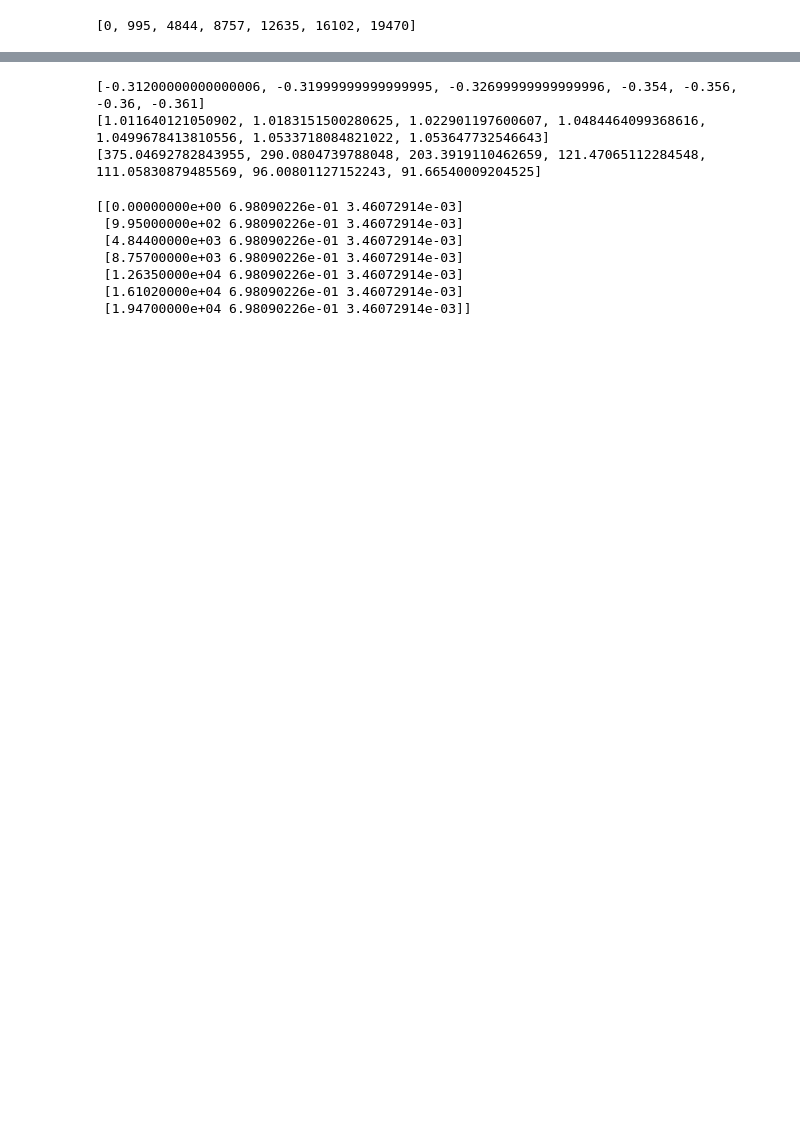
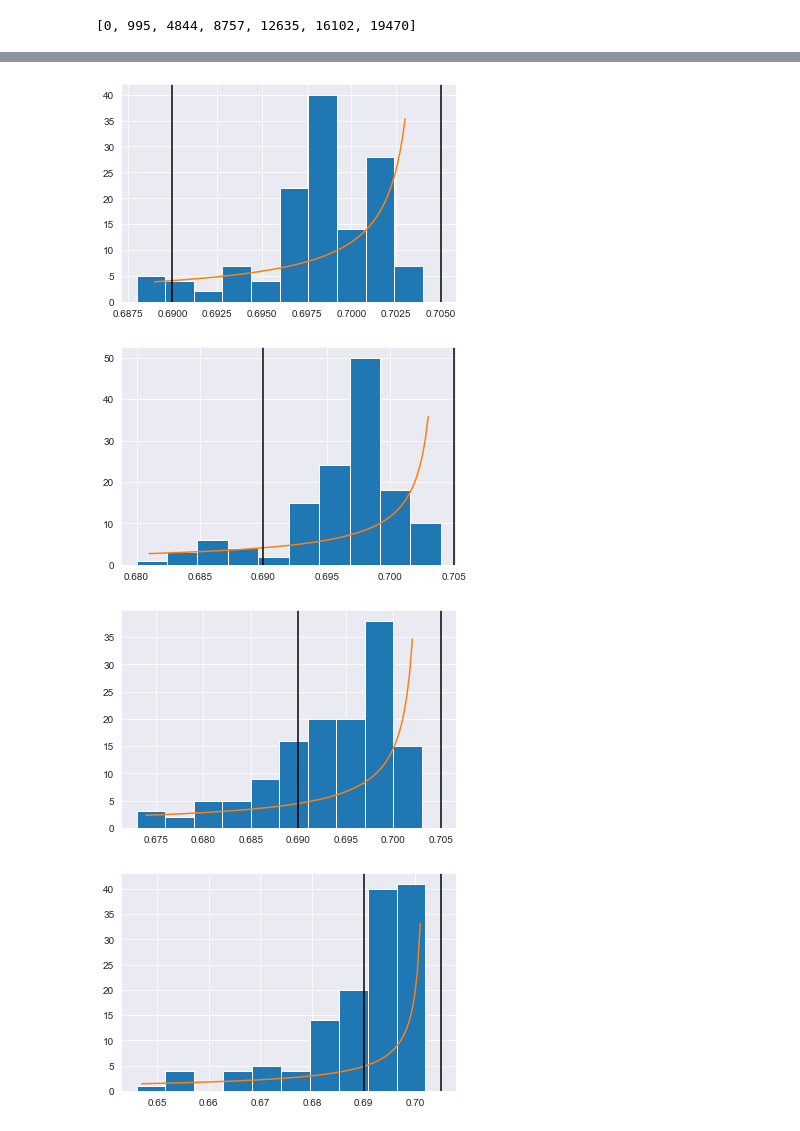
Before and after one commit to rommmmmka/data-processing, a Jupyter notebook: weibull_distribution.ipynb, the cells around one changed output, grey strips where cells are left out. Cells and saved outputs as stored; diff of their text form; code cells hidden in the pictures; blank space fills up the shorter version.

```diff
--- a/weibull_distribution.ipynb
+++ b/weibull_distribution.ipynb
@@ -55,11 +47,0 @@ for i in columns:
-# %%
-mean_ln = []
-std_ln = []
-for i, curr_c in zip(columns, c):
-    data = np.array(np.log(train[i] - curr_c))
-    mean_ln.append(data.mean())
-    std_ln.append(data.std())
-# %%
-b = []
-for i in std_ln:
-    b.append(1.28255 / i)
@@ -70,20 +47,0 @@ for i, j in zip(b, mean_ln):
-# %%
-print(c)
-print(a)
-print(b)
-# %% [output]
-[-0.31200000000000006, -0.31999999999999995, -0.32699999999999996, -0.354, -0.356, -0.36, -0.361]
-[1.011640121050902, 1.0183151500280625, 1.022901197600607, 1.0484464099368616, 1.0499678413810556, 1.0533718084821022, 1.053647732546643]
-[375.04692782843955, 290.0804739788048, 203.3919110462659, 121.47065112284548, 111.05830879485569, 96.00801127152243, 91.66540009204525]
-# %%
-time_labels = np.array(time_labels)
-linear_regression_x = np.array([[i, mean0, std0] for i in time_labels])
-print(linear_regression_x)
-# %% [output]
-[[0.00000000e+00 6.98090226e-01 3.46072914e-03]
- [9.95000000e+02 6.98090226e-01 3.46072914e-03]
- [4.84400000e+03 6.98090226e-01 3.46072914e-03]
- [8.75700000e+03 6.98090226e-01 3.46072914e-03]
- [1.26350000e+04 6.98090226e-01 3.46072914e-03]
- [1.61020000e+04 6.98090226e-01 3.46072914e-03]
- [1.94700000e+04 6.98090226e-01 3.46072914e-03]]
@@ -89,0 +50,20 @@ print(linear_regression_x)
+# %%
+shape = []
+loc = []
+scale = []
+for i in columns:
+    _shape, _loc, _scale = weibull.fit(train[i])
+    shape.append(_shape)
+    loc.append(_loc)
+    scale.append(_scale)
+    x = np.linspace(train[i].min() + 0.001, train[i].max() - 0.001, 100)
+    plt.hist(train[i])
+    plt.plot(x, weibull(_shape, _loc, _scale).pdf(x))
+    plt.axvline(bottom_limit, 0, 1, color='k')
+    plt.axvline(top_limit, 0, 1, color='k')
+    plt.show()
+# %% [output]
+[figure, added]
+[figure, added]
+[figure, added]
+[figure, added]
```
Also changed, not shown: parts of 18 cells of this notebook, 18 other files.
